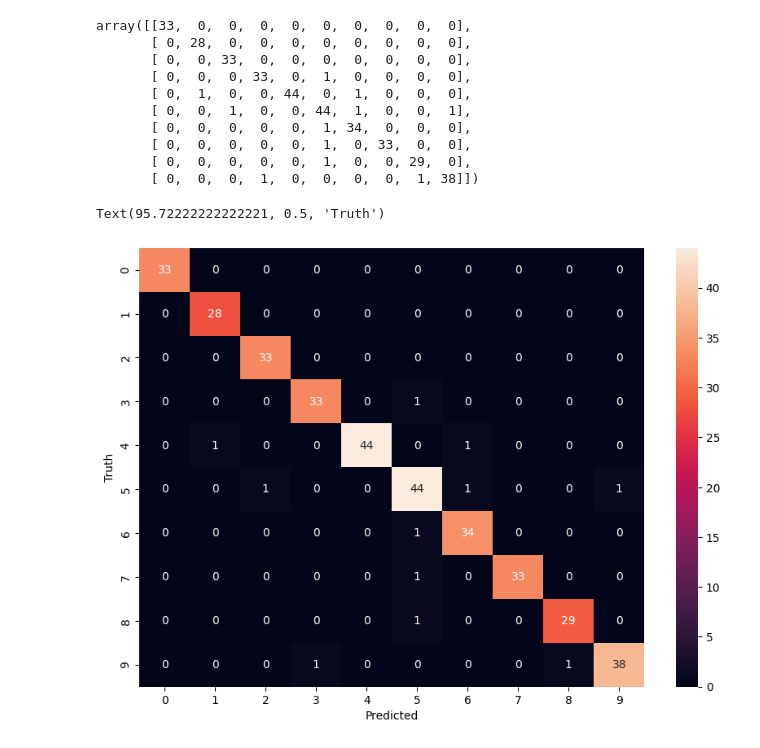
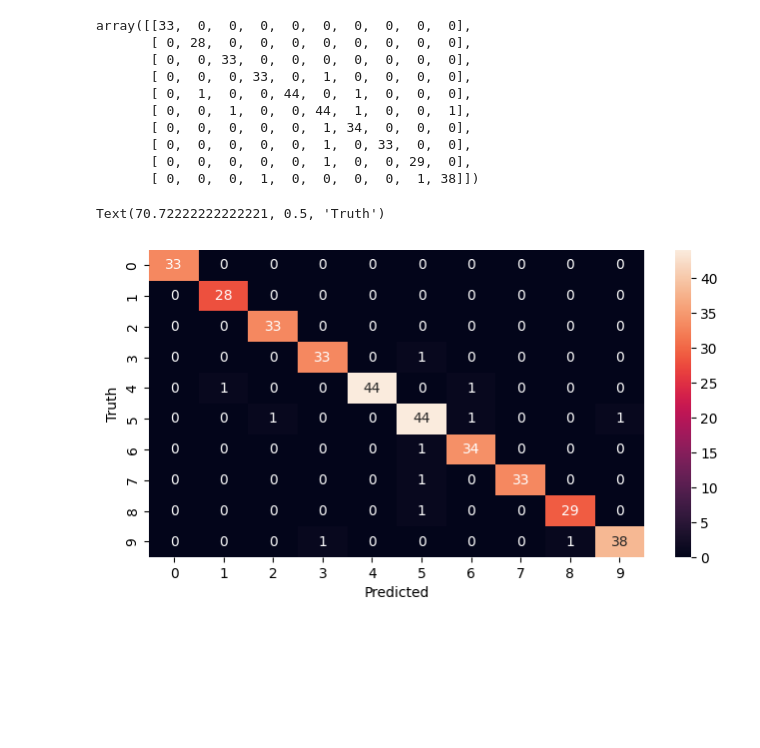
Before and after one commit to meanish/Machine_Learning_basics, a Jupyter notebook: classification/handwritten.ipynb, the cells around one changed output. Saved outputs shown, nothing was run; the diff lists cells and outputs as text; code cells hidden in the pictures; blank space fills up the shorter version.

```diff
--- a/classification/handwritten.ipynb
+++ b/classification/handwritten.ipynb
@@ -107,14 +100,20 @@ array([[33,  0,  0,  0,  0,  0,  0,  0,  0,  0],
        [ 0,  0,  0,  0,  0,  1,  0,  0, 29,  0],
        [ 0,  0,  0,  1,  0,  0,  0,  0,  1, 38]])
 # %%
-import seaborn as sn # same as matplotlib fro visulixation
-plt.figure(figsize=(10,7))
+from sklearn.metrics import confusion_matrix
+import seaborn as sn  # same as matplotlib fro visulixation
+
+y_predicted = model.predict(X_test)
+
+cm = confusion_matrix(y_test, y_predicted)
+cm
+plt.figure(figsize=(8, 4))
 sn.heatmap(cm,annot=True)
 plt.xlabel('Predicted')
 plt.ylabel('Truth')
 # %% [output]
-Text(95.72222222222221, 0.5, 'Truth')
+Text(70.72222222222221, 0.5, 'Truth')
-[figure, old version]
+[figure, new version]
 # %%
 #33 times the truth was 0 was model predicted 0
 #5 time truth was 1 but model predicted 2.
```
Also changed, not shown: parts of 4 cells of this notebook, 4 other files.
